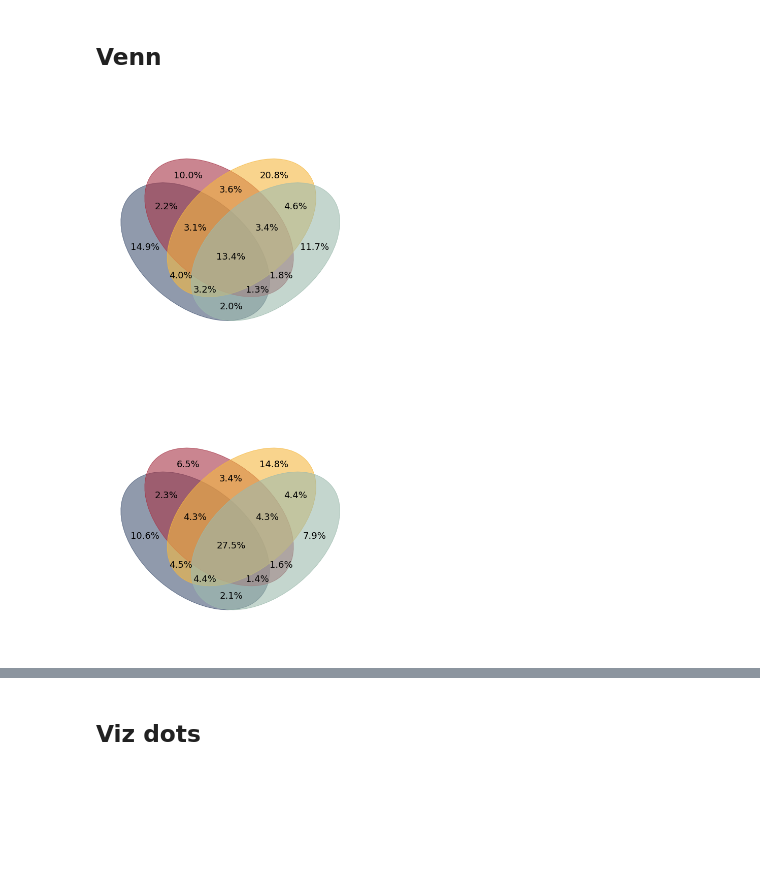
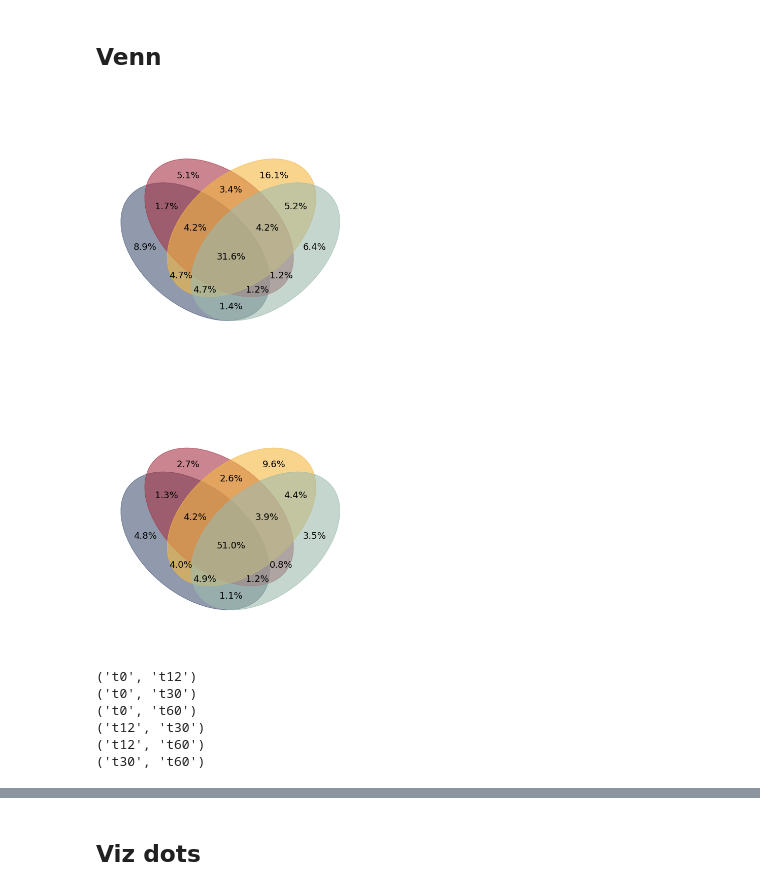
Before and after one commit to CompGenomeLab/uv-3d-ddr, a Jupyter notebook: 3d/loops.ipynb, the cells around one changed output, grey strips where cells are left out. Saved outputs shown, nothing was run; the diff lists cells and outputs as text; code cells hidden in the pictures; blank space fills up the shorter version.

Commit message:
updated loops notebook

```diff
--- a/3d/loops.ipynb
+++ b/3d/loops.ipynb
@@ -295,0 +156,6 @@ plt.savefig("loop_anchor_counts.svg")
+# %%
+min_dist = 50_000
+
+all_anchors, loops_df_list = prepare_merged_anchor(dots_df_= dots_df_, min_dist = min_dist)
+loops_df_list = overlap_to_all_anchors(loops_df_list, all_anchors)
+all_anchors.groupby("n_intervals").size()
@@ -302,52 +184,49 @@ alpha = 0.60
 
 # LOOPS
 venn_df_all = {}
-sample_names = ["Control", "12min", "30min", "60min"]
-for dots_df, s in zip(dots_df_, sample_names):
-    venn_df = dots_df.sort_values(
-        ["chrom1", "start1", "chrom2", "start2"], inplace=False
-    )
-    venn_df = venn_df.reset_index(drop=True).iloc[:, [0, 1, 3, 4]]
-    rows_as_tuples = [tuple(row) for index, row in venn_df.iterrows()]
-    rows_as_set = set(rows_as_tuples)
-    assert len(rows_as_tuples) == len(rows_as_set)
-    venn_df_all[s] = rows_as_set
+
+for dots_df, s in zip(loops_df_list, samples):
+
+    rows_as_tuples = [f"{row[6]}-{row[7]}" for index, row in dots_df.iterrows()]
+    venn_df_all[s] = set(rows_as_tuples)
 
 fig, ax = plt.subplots(
     nrows=2,
     ncols=1,
     figsize=(10, 20),
     gridspec_kw={"hspace": 0.1},
 )
 v = venn.venn(
     venn_df_all,
     fontsize=18,
     fmt="{percentage:.1f}%",
     cmap=cmap,
     legend_loc=None,
     ax=ax[0],
-    alpha=alpha
+    alpha=alpha,
 )
 
-# ANCORS
+
+# draw venn diagram for anchors
+
 anchors_dfs_dict = {}
-for dots_df, s in zip(dots_df_, sample_names):
+for dots_df, s in zip(loops_df_list, samples):
     anchors_dfs_dict[s] = set()
     for i, entry in dots_df.iterrows():
-        anchors_dfs_dict[s].add((entry[0], entry[1]))
-        anchors_dfs_dict[s].add((entry[3], entry[4]))
+        anchors_dfs_dict[s].add(entry[6])
+        anchors_dfs_dict[s].add(entry[7])
 
 venn.venn(
     anchors_dfs_dict,
     fontsize=18,
     fmt="{percentage:.1f}%",
     cmap=cmap,
     legend_loc=None,
 	ax=ax[1],
     alpha=alpha,
 )
 
 plt.tight_layout()
 plt.savefig("loops_anchors_venn.svg")
 # %% [output]
-[figure, old version]
+[figure, new version]
@@ -401,0 +233,22 @@ venn_df_Labeled.to_csv("venn_df_Labeled.tsv", sep="\t", index=False)
+# %%
+import dots_common
+
+min_dist = 50_000
+combs = list(itertools.product(samples, samples))
+prev = []
+loops_comp_ = {}
+anchors_comp_ = {}
+for comb in combs:
+    if comb[0] != comb[1] and comb[::-1] not in prev:
+        prev.append(comb)
+        print(comb)
+        i1, i2 = samples.index(comb[0]), samples.index(comb[1])
+        loops_comp_[comb] = dots_common.findUniqueCommonLoops(dots_df_[i1], dots_df_[i2], accepted_range = min_dist, merge_common = True)
+        anchors_comp_[comb] = dots_common.findUniqueCommonAnchors(dots_df_[i1], dots_df_[i2], accepted_range = min_dist, merge_common = True)
+# %% [output]
+('t0', 't12')
+('t0', 't30')
+('t0', 't60')
+('t12', 't30')
+('t12', 't60')
+('t30', 't60')
```
Also changed, not shown: parts of 27 cells of this notebook.
